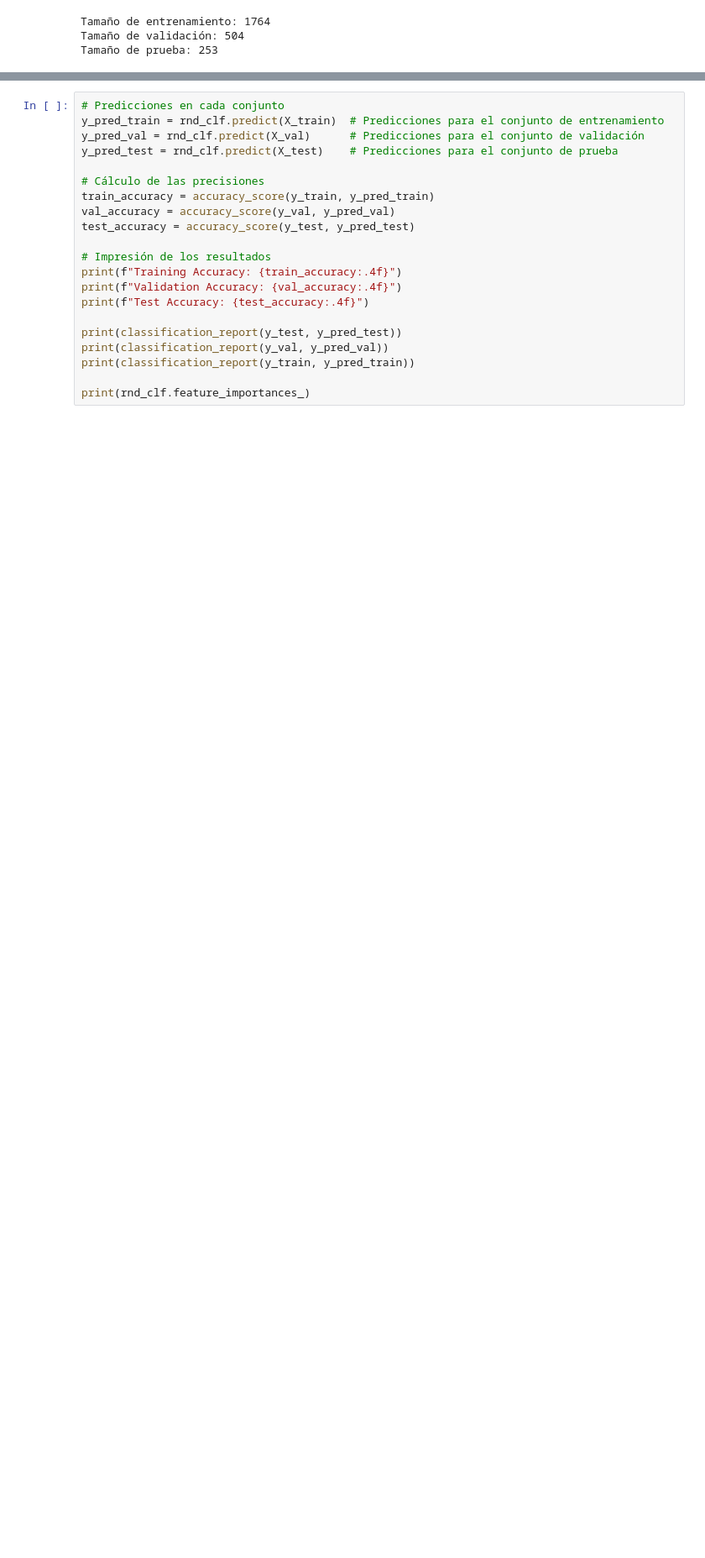
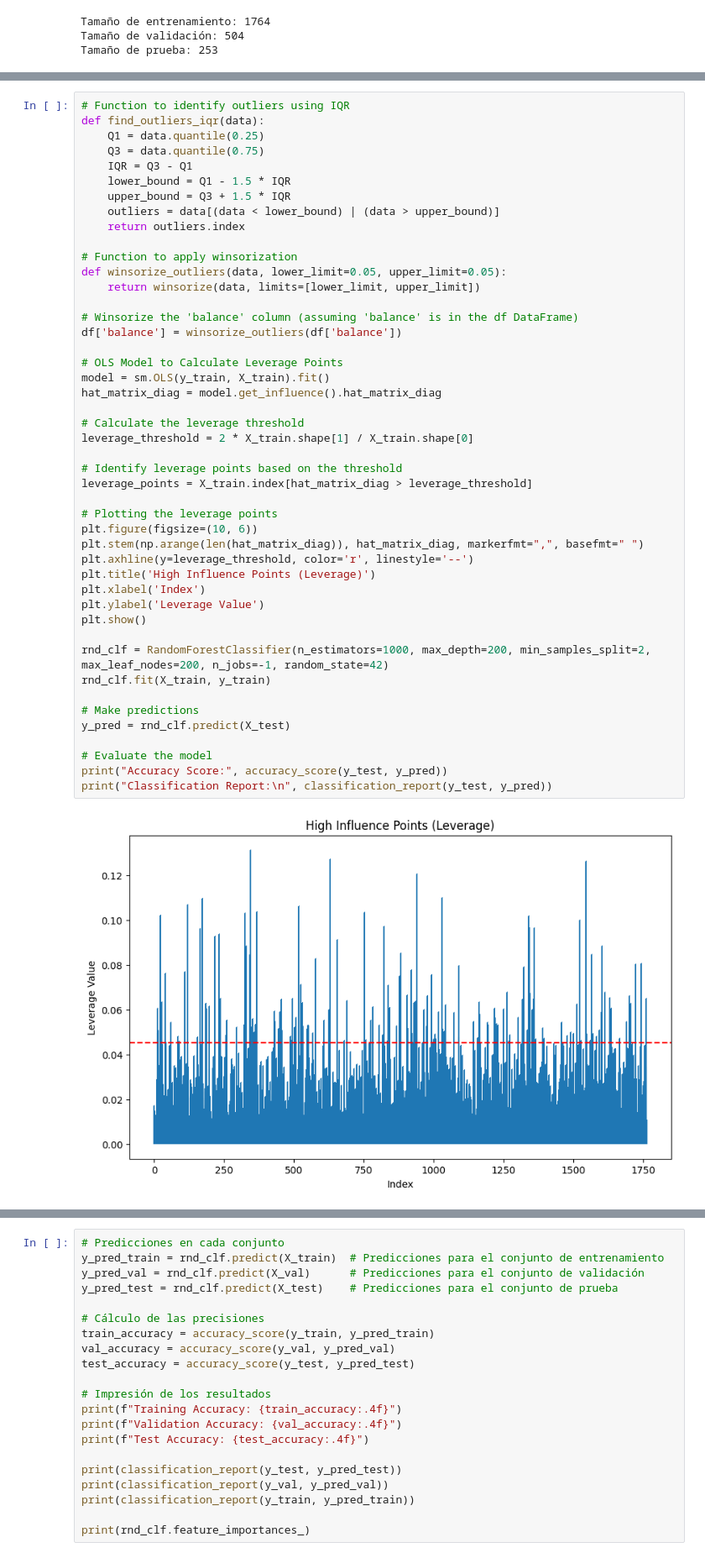
Before and after one commit to Gamaliel-Marines/ML-RandomForest-NueronalNetwork, a Jupyter notebook: RandomForrest_Gamaliel_Marines.ipynb, the cells around one changed output, grey strips where cells are left out. Shown at 84% size. Cells and saved outputs as stored; diff of their text form; blank space fills up the shorter version.

```diff
--- a/RandomForrest_Gamaliel_Marines.ipynb
+++ b/RandomForrest_Gamaliel_Marines.ipynb
@@ -208,0 +357,48 @@ RandomForestClassifier(max_depth=200, max_leaf_nodes=200, n_estimators=1000,
+# %%
+# Function to identify outliers using IQR
+def find_outliers_iqr(data):
+    Q1 = data.quantile(0.25)
+    Q3 = data.quantile(0.75)
+    IQR = Q3 - Q1
+    lower_bound = Q1 - 1.5 * IQR
+    upper_bound = Q3 + 1.5 * IQR
+    outliers = data[(data < lower_bound) | (data > upper_bound)]
+    return outliers.index
+
+# Function to apply winsorization
+def winsorize_outliers(data, lower_limit=0.05, upper_limit=0.05):
+    return winsorize(data, limits=[lower_limit, upper_limit])
+
+# Winsorize the 'balance' column (assuming 'balance' is in the df DataFrame)
+df['balance'] = winsorize_outliers(df['balance'])
+
+# OLS Model to Calculate Leverage Points
+model = sm.OLS(y_train, X_train).fit()
+hat_matrix_diag = model.get_influence().hat_matrix_diag
+
+# Calculate the leverage threshold
+leverage_threshold = 2 * X_train.shape[1] / X_train.shape[0]
+
+# Identify leverage points based on the threshold
+leverage_points = X_train.index[hat_matrix_diag > leverage_threshold]
+
+# Plotting the leverage points
+plt.figure(figsize=(10, 6))
+plt.stem(np.arange(len(hat_matrix_diag)), hat_matrix_diag, markerfmt=",", basefmt=" ")
+plt.axhline(y=leverage_threshold, color='r', linestyle='--')
+plt.title('High Influence Points (Leverage)')
+plt.xlabel('Index')
+plt.ylabel('Leverage Value')
+plt.show()
+
+rnd_clf = RandomForestClassifier(n_estimators=1000, max_depth=200, min_samples_split=2, max_leaf_nodes=200, n_jobs=-1, random_state=42)
+rnd_clf.fit(X_train, y_train)
+
+# Make predictions
+y_pred = rnd_clf.predict(X_test)
+
+# Evaluate the model
+print("Accuracy Score:", accuracy_score(y_test, y_pred))
+print("Classification Report:\n", classification_report(y_test, y_pred))
+# %% [output]
+[figure, added]
```
Also changed, not shown: parts of 10 cells of this notebook.
